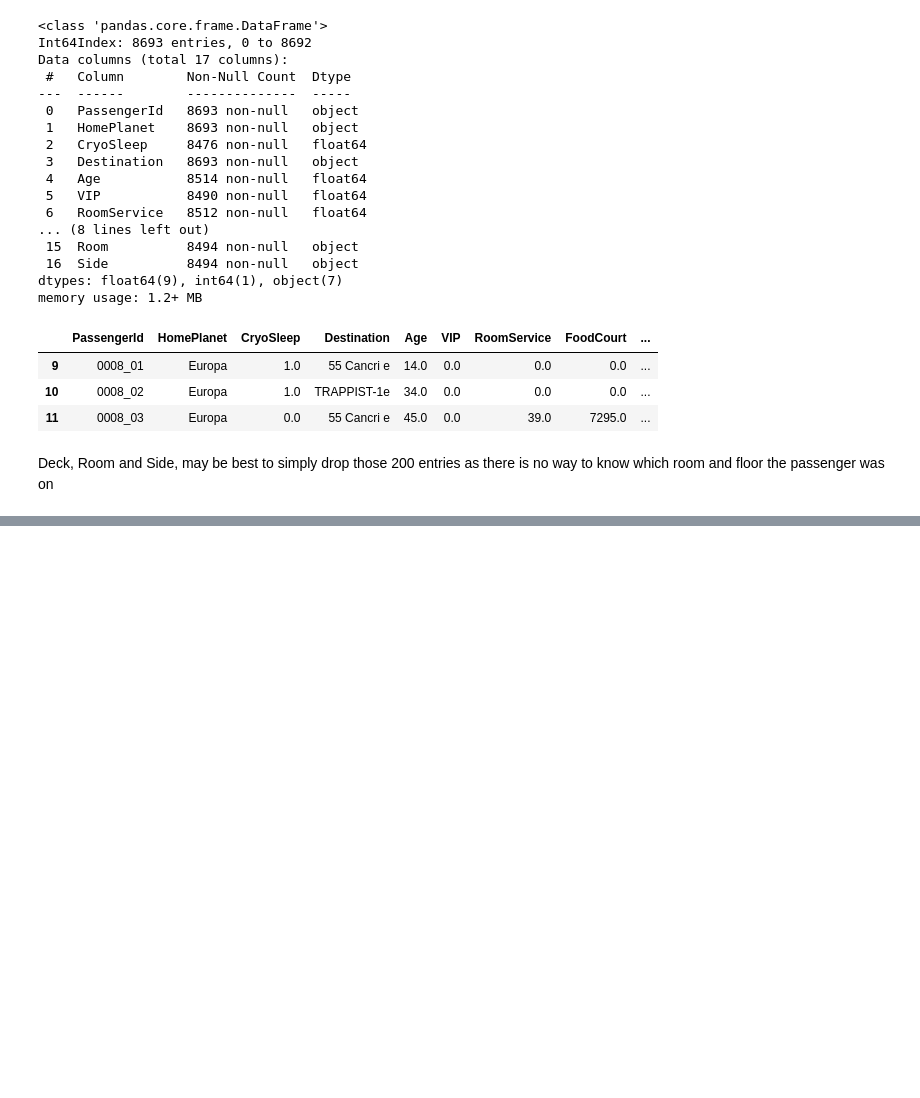
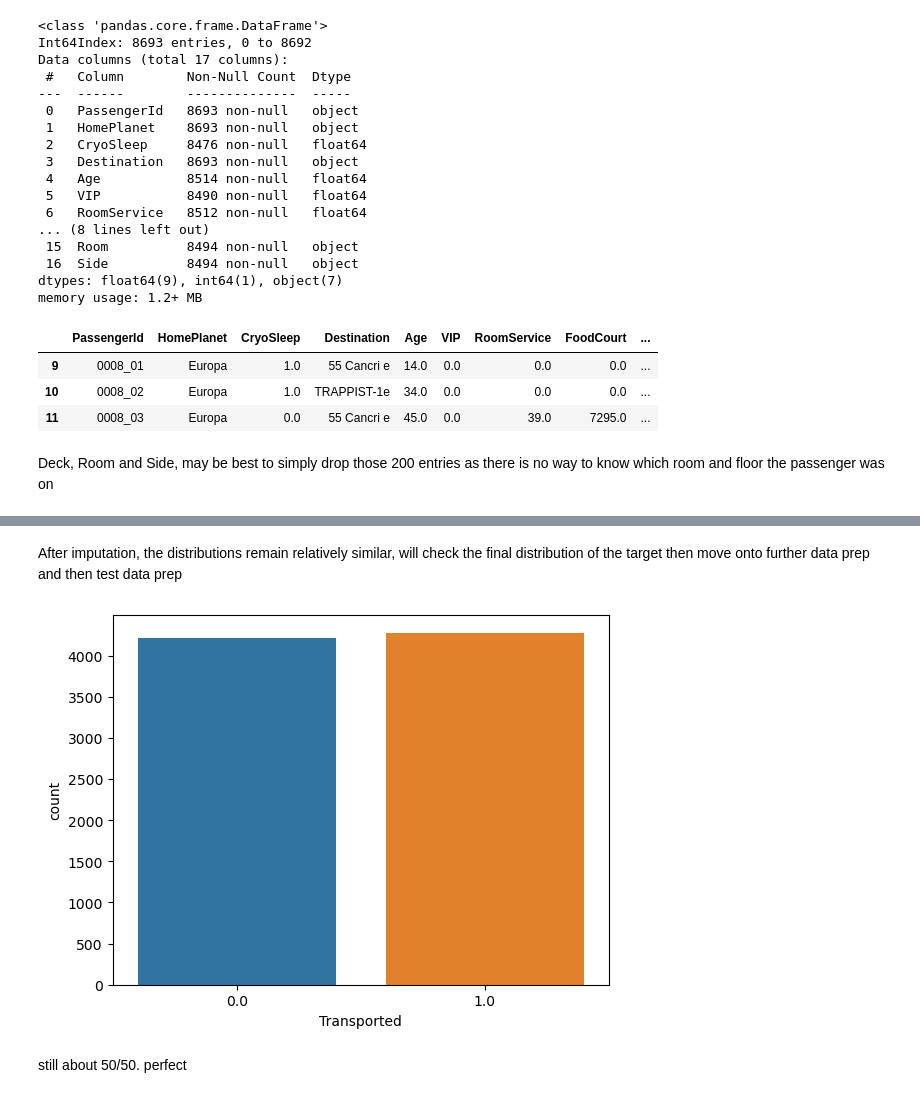
Before and after one commit to mickyals/Space_Titanic, a Jupyter notebook: Spaceship_Titanic_SpaceTimeAnomaly.ipynb, the cells around one changed output, grey strips where cells are left out. Drawn from its saved outputs; the diff is of its cells as text; code cells hidden in the pictures; blank space fills up the shorter version.

```diff
--- a/Spaceship_Titanic_SpaceTimeAnomaly.ipynb
+++ b/Spaceship_Titanic_SpaceTimeAnomaly.ipynb
@@ -460,0 +584,9 @@ Deck, Room and Side, may be best to simply drop those 200 entries as there is no
+# %% [markdown]
+After imputation, the distributions remain relatively similar, will check the final distribution of the target then move onto further data prep and then test data prep
+# %%
+sns.countplot(x=train_copy['Transported'])
+plt.show()
+# %% [output]
+[figure, added]
+# %% [markdown]
+still about 50/50. perfect
```
Also changed, not shown: parts of 8 cells of this notebook.
